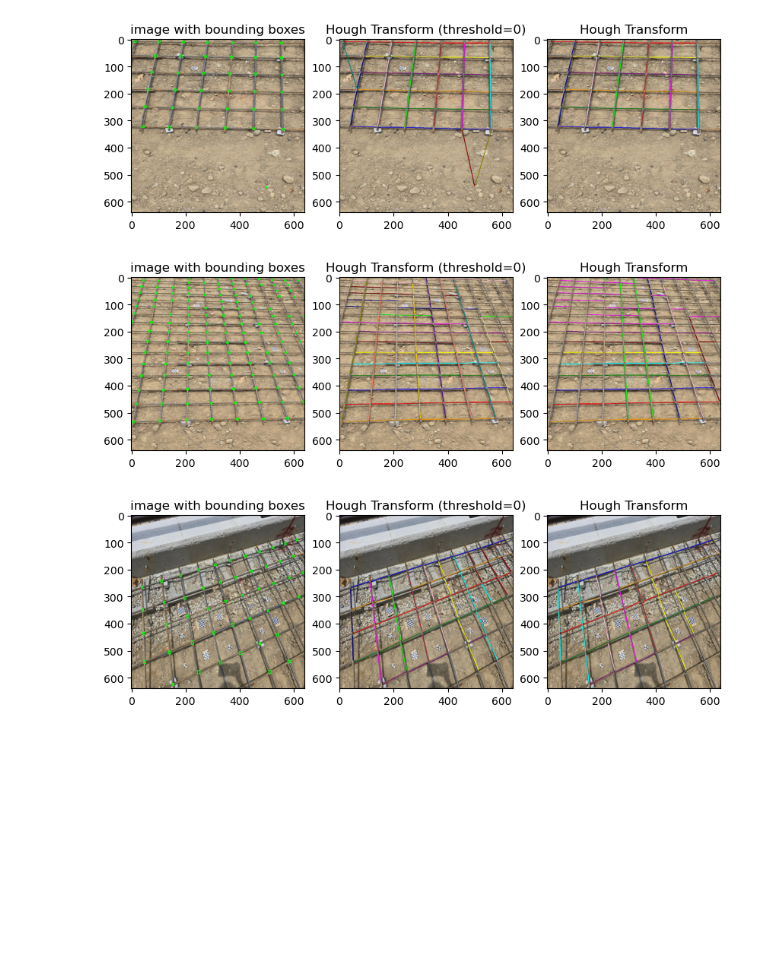
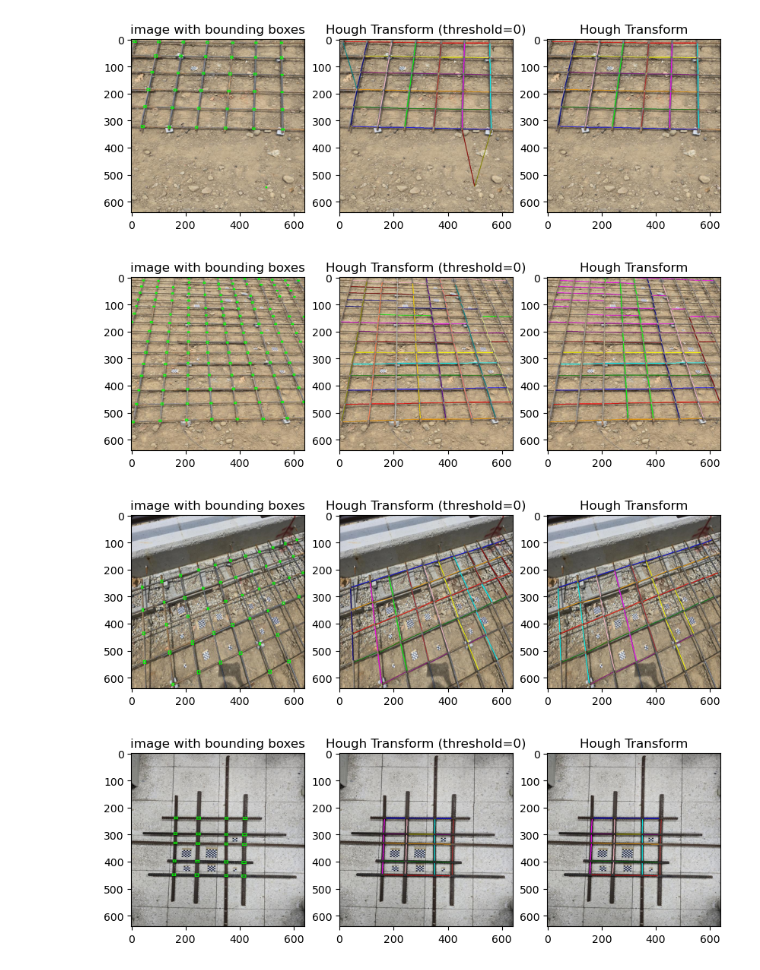
Before and after one commit to HsiaoHungKai/rebar-works, a Jupyter notebook: yolo-intersect-detection/display_lines.ipynb, the cells around one changed output. Saved outputs shown, nothing was run; the diff lists cells and outputs as text; code cells hidden in the pictures; blank space fills up the shorter version.

Commit message:
Add rebar-detection

```diff
--- a/yolo-intersect-detection/display_lines.ipynb
+++ b/yolo-intersect-detection/display_lines.ipynb
@@ -8,7 +8,7 @@ image_paths = [
     "data/intersect-detect/test/images/20250620_115012_jpg.rf.239a32ab7bcbefe30fb9f388607d7048.jpg",
     "data/intersect-detect/test/images/20250620_114830_jpg.rf.5e2332d4c667c38b39dfc6d6839eddf1.jpg",
     "data/intersect-detect/test/images/20250620_113200_jpg.rf.c129e547c74634bf1848bf9ef225a321.jpg",
-    # "data/intersect-detect/test/images/20250613_203702_jpg.rf.8a0542000d31483bd3869d89a7ec7bc0.jpg",
+    "data/intersect-detect/test/images/20250613_203702_jpg.rf.8a0542000d31483bd3869d89a7ec7bc0.jpg",
     # "data/intersect-detect/test/images/20250529_134754_jpg.rf.0cef398e932ddf634fe404f946dc0ba4.jpg",
 ]
 model_path = "runs/detect/tune/weights/best.pt"
@@ -50,33 +50,34 @@ def draw_lines(image_path, model_path, threshold=10):
         color = colors[i % len(colors)]
 
         # Draw each line in the group
         for line in lines:
             draw_lines.line([tuple(line[0]), tuple(line[1])], fill=color, width=3)
 
     return image
 
 
 def show_result(image_path, model_path):
     plt.figure(figsize=(10, 5))
     plt.subplot(1, 3, 1)
     plt.title("image with bounding boxes")
     plt.imshow(draw_bounding_boxes(image_path, model_path))
     plt.subplot(1, 3, 2)
     plt.title("Hough Transform (threshold=0)")
     # Still applying line pruning
     plt.imshow(draw_lines(image_path, model_path, threshold=0))
     plt.subplot(1, 3, 3)
     plt.title("Hough Transform")
     plt.imshow(draw_lines(image_path, model_path))
     plt.show()
 
 
 for path in image_paths:
     show_result(path, model_path)
 # %% [output]
 [figure]
 [figure]
 [figure]
+[figure, added]
 # %%
 # image_paths = [
 #     "data/intersect-detect/test/images/20250620_115012_jpg.rf.239a32ab7bcbefe30fb9f388607d7048.jpg",
```
Also changed, not shown: 3 other files.
